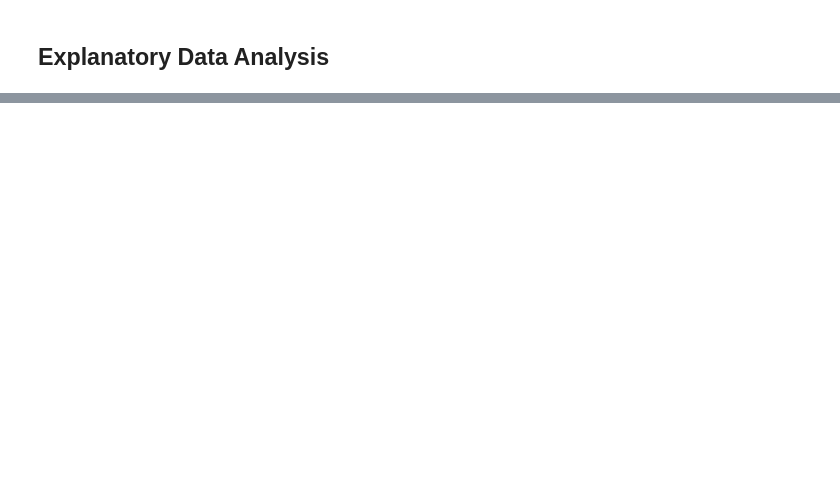
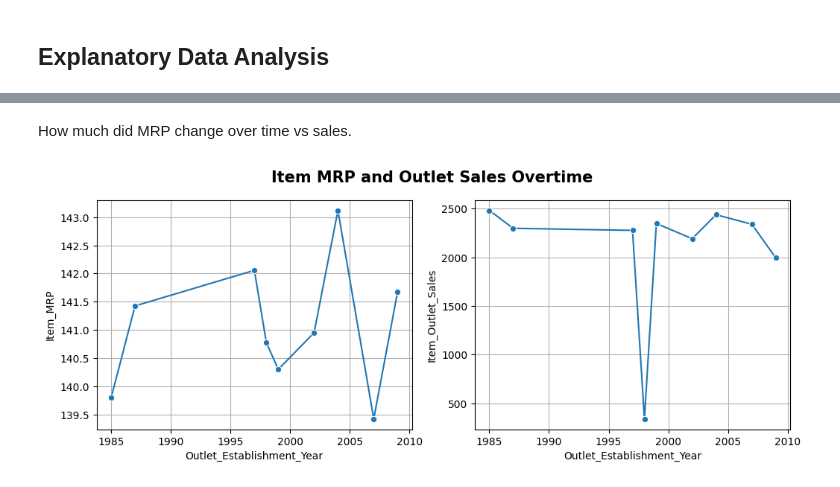
Before and after one commit to DPatt365/Prediction-of-Product-Sales, a Jupyter notebook: SalesPrediction(Project1).ipynb, the cells around one changed output, grey strips where cells are left out. Cells and saved outputs as stored; diff of their text form; code cells hidden in the pictures; blank space fills up the shorter version.

```diff
--- a/SalesPrediction(Project1).ipynb
+++ b/SalesPrediction(Project1).ipynb
@@ -256,0 +274,13 @@ sns.heatmap(corr, cmap='Blues', annot=True);
+# %% [markdown]
+How much did MRP change over time vs sales.
+# %%
+fig, axes = plt.subplots(ncols = 2, figsize = (12,4))
+sns.lineplot(data = df_sales1, x = 'Outlet_Establishment_Year', y = 'Item_MRP', errorbar = None, marker = 'o', ax=axes[0])
+sns.lineplot(data = df_sales1, x = 'Outlet_Establishment_Year', y = 'Item_Outlet_Sales', errorbar = None, marker = 'o', ax=axes[1]);
+
+
+[ax.grid() for ax in axes]
+
+fig.suptitle('Item MRP and Outlet Sales Overtime', fontsize = 15, fontweight = 'bold');
+# %% [output]
+[figure, added]
```
Also changed, not shown: parts of 11 cells of this notebook.
